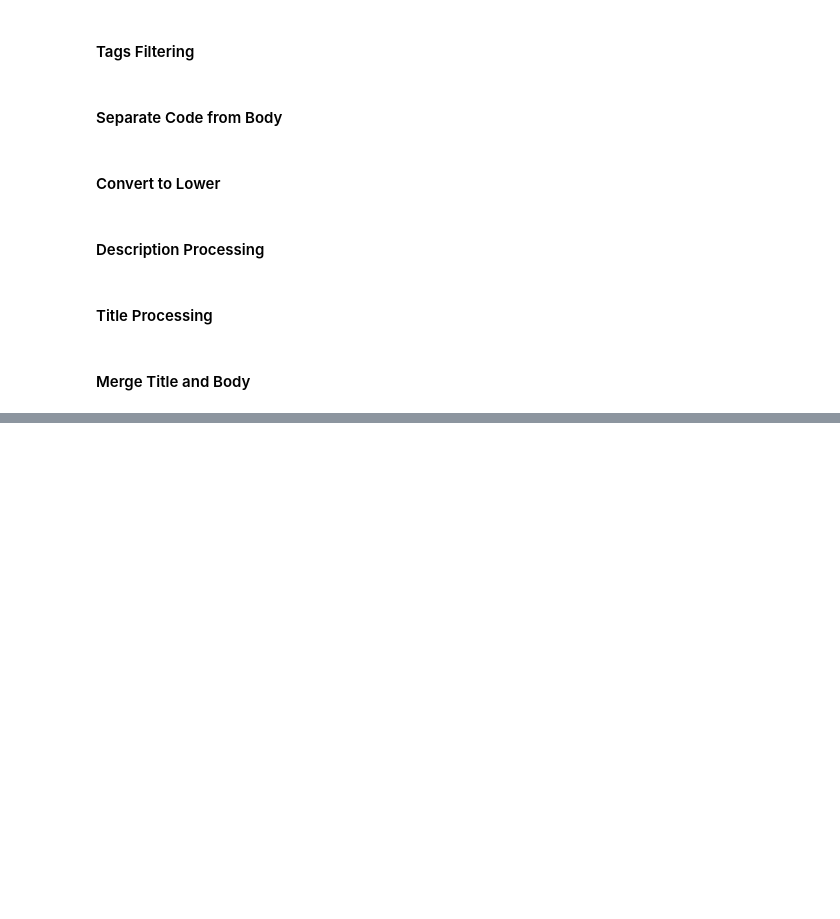
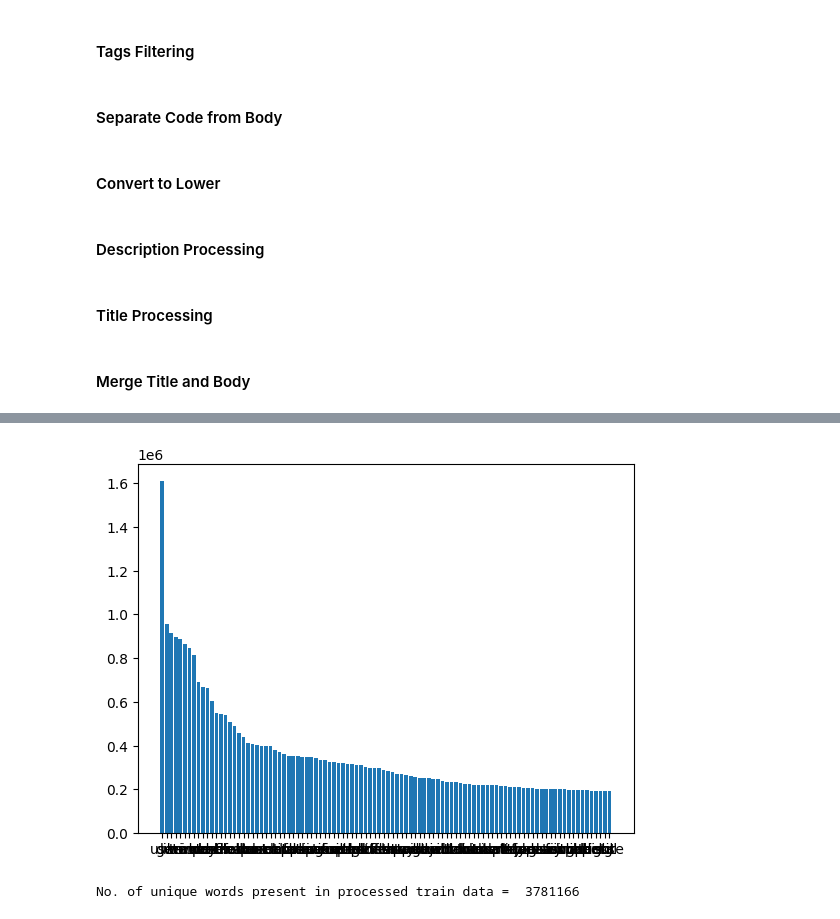
Before and after one commit to kasuba-badri-vishal/iitb-cs725-foml, a Jupyter notebook: src/02_Preprocessing.ipynb, the cells around one changed output, grey strips where cells are left out. Saved outputs shown, nothing was run; the diff lists cells and outputs as text; code cells hidden in the pictures; blank space fills up the shorter version.

```diff
--- a/src/02_Preprocessing.ipynb
+++ b/src/02_Preprocessing.ipynb
@@ -248,0 +283,12 @@ df.to_csv('./../data/processed/data.csv',index=False)
+# %%
+text = dict(text_counter.most_common(100))
+plt.bar(range(len(text)), list(text.values()), tick_label=list(text.keys()))
+plt.show()
+# %% [output]
+[figure, added]
+# %%
+text_counter = Counter()
+_ = df['Text'].apply(text_counter.update)
+print("No. of unique words present in processed train data = ",len(text_counter))
+# %% [output]
+No. of unique words present in processed train data =  3781166
```
Also changed, not shown: parts of 28 cells of this notebook, 16 other files.
